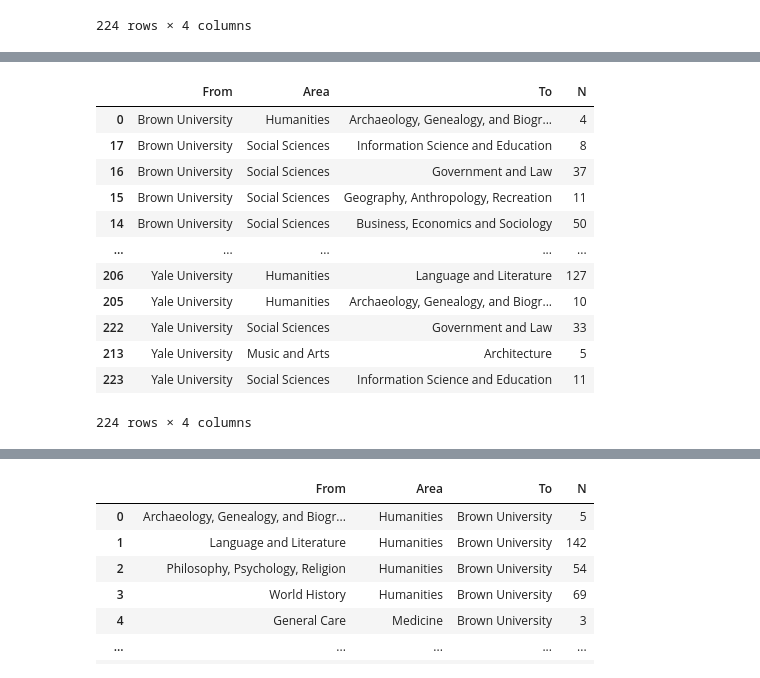
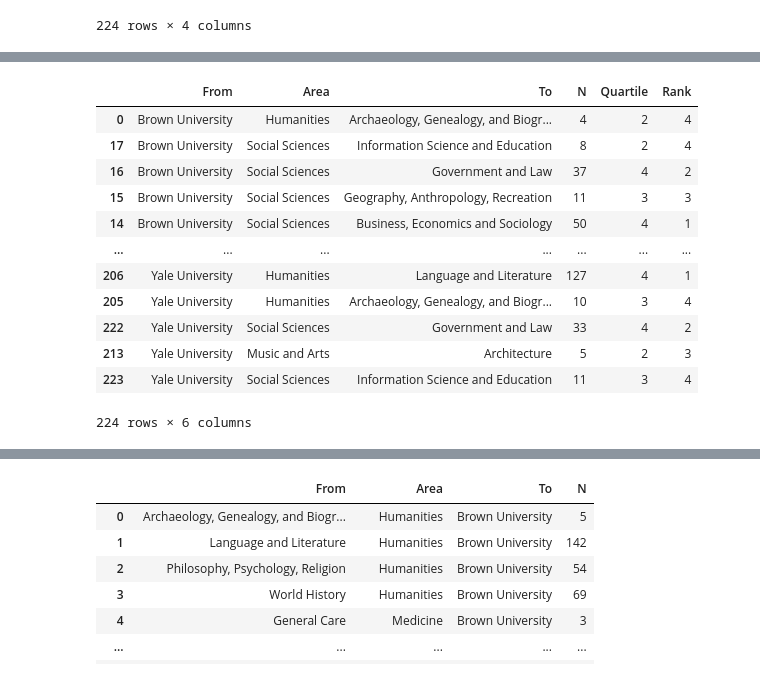
Before and after one commit to Dartmouth-Libraries/the-fibery-library, a Jupyter notebook: ill-flow/notebooks/01-chord-charts.ipynb, the cells around one changed output, grey strips where cells are left out. Cells and saved outputs as stored; diff of their text form; code cells hidden in the pictures.

Commit message:
use quartiles for visualization and add institution-wise rank of each connection

```diff
--- a/ill-flow/notebooks/01-chord-charts.ipynb
+++ b/ill-flow/notebooks/01-chord-charts.ipynb
@@ -258,3 +252,21 @@ borrowed
 | 222 | Yale University | Social Sciences | Government and Law | 33 |
 | 223 | Yale University | Social Sciences | Information Science and Education | 11 |
 224 rows × 4 columns
+# %%
+quartiles = borrowed["N"].quantile(q=[0.25, 0.5, 0.75]).to_list()
+
+print(f"{quartiles = }")
+
+
+def get_quartile_idx(N):
+    if N <= quartiles[0]:
+        return 1
+    if N <= quartiles[1]:
+        return 2
+    if N <= quartiles[2]:
+        return 3
+    if N > quartiles[2]:
+        return 4
+
+
+borrowed["Quartile"] = borrowed["N"].apply(get_quartile_idx)
@@ -260,0 +275,5 @@ borrowed
+# %%
+borrowed["Rank"] = (
+    borrowed.groupby(["From", "Area"])["N"].rank(ascending=False).astype("int")
+)
+borrowed
@@ -261,20 +294,22 @@ borrowed
 # %%
-borrowed = borrowed[["From", "Area", "To", "N"]].sort_values(by="From")
+borrowed = borrowed[["From", "Area", "To", "N", "Quartile", "Rank"]].sort_values(
+    by="From"
+)
 borrowed
 # %% [output]
-|  | From | Area | To | N |
-| 0 | Brown University | Humanities | Archaeology, Genealogy, and Biogr... | 4 |
-| 17 | Brown University | Social Sciences | Information Science and Education | 8 |
-| 16 | Brown University | Social Sciences | Government and Law | 37 |
-| 15 | Brown University | Social Sciences | Geography, Anthropology, Recreation | 11 |
-| 14 | Brown University | Social Sciences | Business, Economics and Sociology | 50 |
-| ... | ... | ... | ... | ... |
-| 206 | Yale University | Humanities | Language and Literature | 127 |
-| 205 | Yale University | Humanities | Archaeology, Genealogy, and Biogr... | 10 |
-| 222 | Yale University | Social Sciences | Government and Law | 33 |
-| 213 | Yale University | Music and Arts | Architecture | 5 |
-| 223 | Yale University | Social Sciences | Information Science and Education | 11 |
+|  | From | Area | To | N | Quartile | Rank |
+| 0 | Brown University | Humanities | Archaeology, Genealogy, and Biogr... | 4 | 2 | 4 |
+| 17 | Brown University | Social Sciences | Information Science and Education | 8 | 2 | 4 |
+| 16 | Brown University | Social Sciences | Government and Law | 37 | 4 | 2 |
+| 15 | Brown University | Social Sciences | Geography, Anthropology, Recreation | 11 | 3 | 3 |
+| 14 | Brown University | Social Sciences | Business, Economics and Sociology | 50 | 4 | 1 |
+| ... | ... | ... | ... | ... | ... | ... |
+| 206 | Yale University | Humanities | Language and Literature | 127 | 4 | 1 |
+| 205 | Yale University | Humanities | Archaeology, Genealogy, and Biogr... | 10 | 3 | 4 |
+| 222 | Yale University | Social Sciences | Government and Law | 33 | 4 | 2 |
+| 213 | Yale University | Music and Arts | Architecture | 5 | 2 | 3 |
+| 223 | Yale University | Social Sciences | Information Science and Education | 11 | 3 | 4 |
-224 rows × 4 columns
+224 rows × 6 columns
 # %%
 for area, records in borrowed.groupby("Area"):
     order = sorted(records.From.unique()) + sorted(records.To.unique())
```
Also changed, not shown: parts of 8 cells of this notebook, 10 other files.
